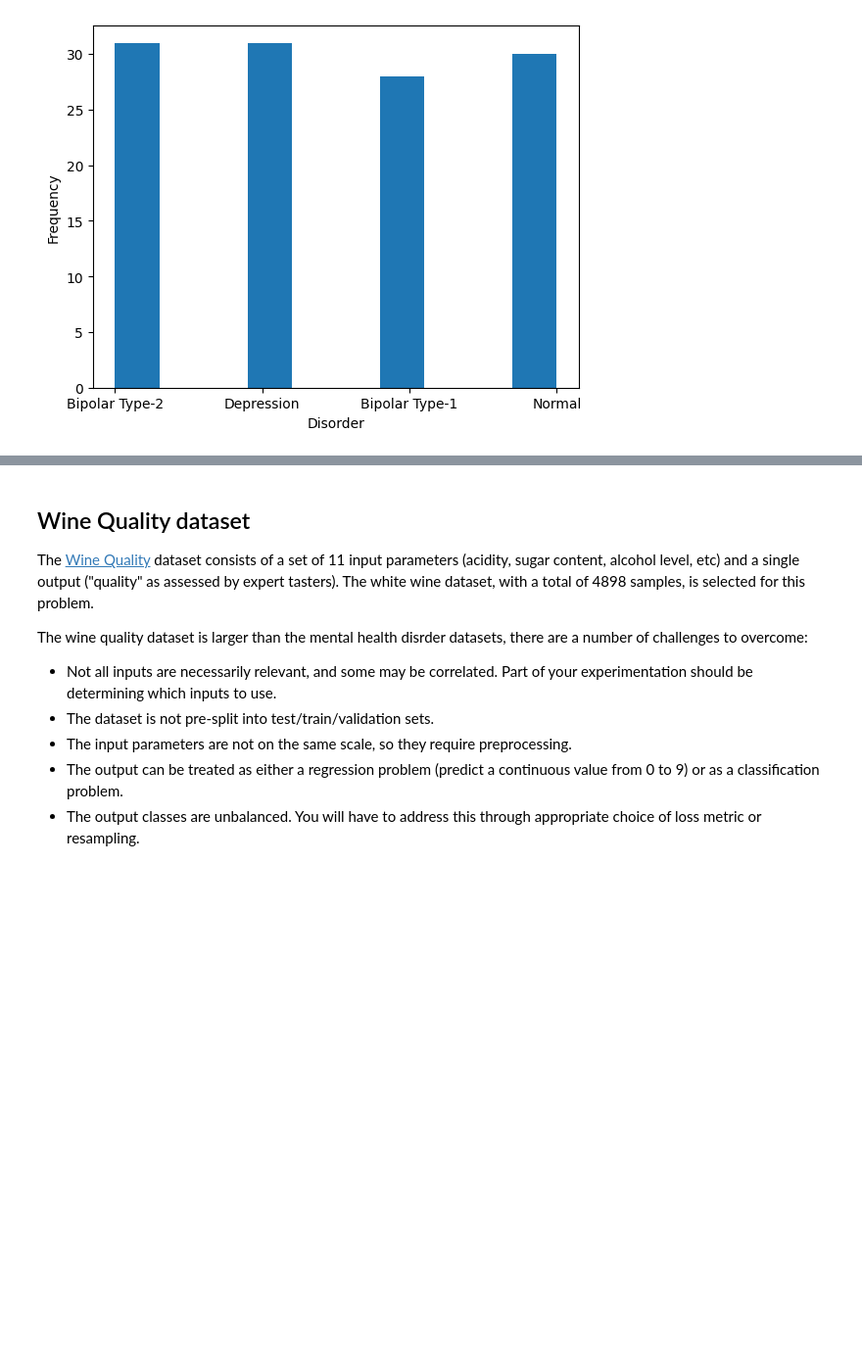
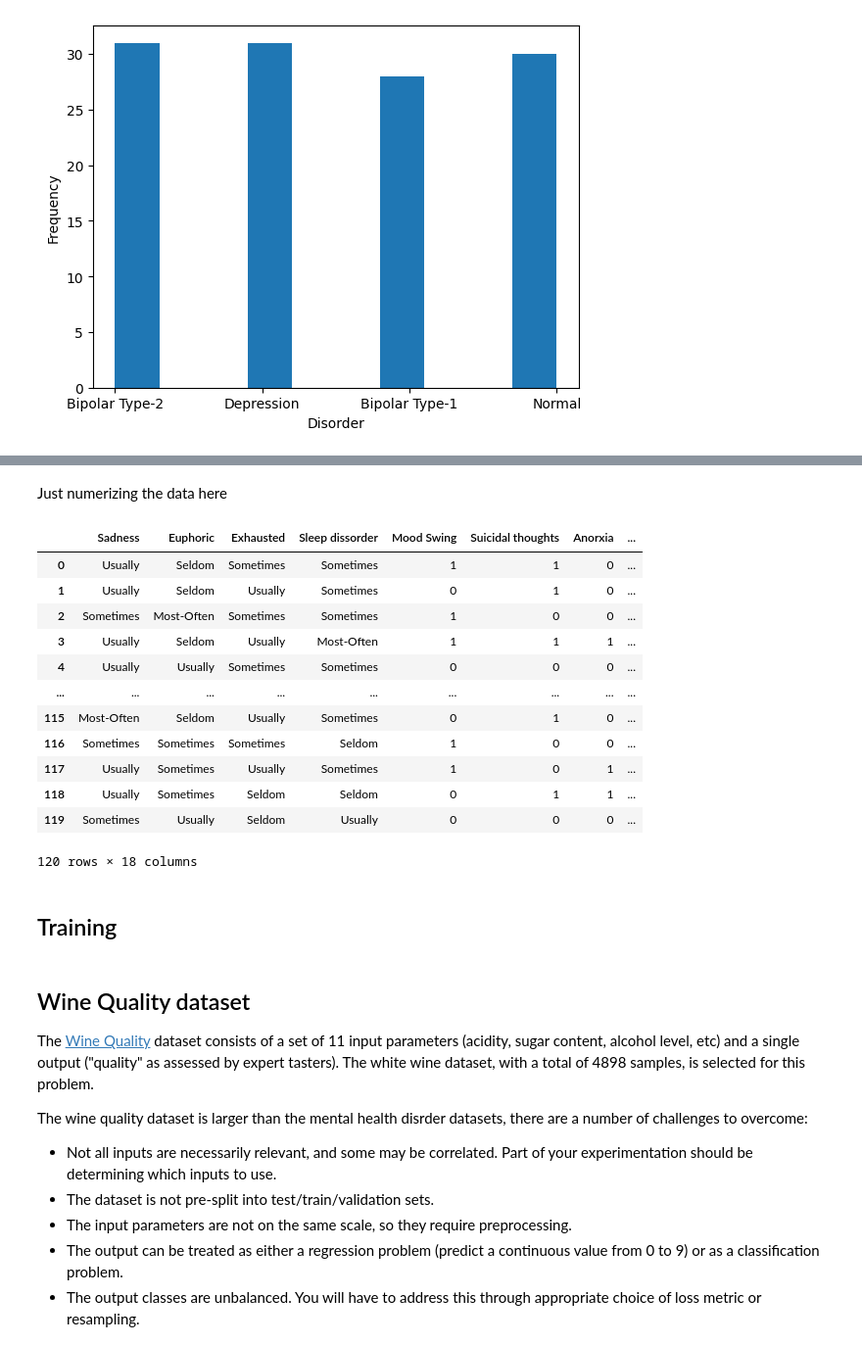
Before and after one commit to thaladikary/ml-assignment-1, a Jupyter notebook: Assignment2_Description.ipynb, the cells around one changed output, grey strips where cells are left out. Shown: that part at 98% size. Cells and saved outputs as stored; diff of their text form; code cells hidden in the pictures; blank space fills up the shorter version.

```diff
--- a/Assignment2_Description.ipynb
+++ b/Assignment2_Description.ipynb
@@ -49,3 +117,43 @@ plt.show()
+# %% [markdown]
+Just numerizing the data here
+# %%
+clean_df = dataframe.iloc[:, 14:17]
+
+
+def extract_first_value(entry):
+    return entry.split()[0]
+
+clean_df = clean_df.map(extract_first_value)
+
+dataframe.drop(columns=['Sexual Activity','Concentration','Optimisim'], inplace=True)
+
+
+dataframe = pd.concat([dataframe,clean_df],axis=1)
+
+column_to_move = dataframe['Expert Diagnose']
+
+dataframe.drop(columns=['Expert Diagnose'], inplace=True)
+
+
+dataframe['Expert Diagnose'] = column_to_move
+
+dataframe
+# %% [output]
+|  | Sadness | Euphoric | Exhausted | Sleep dissorder | Mood Swing | Suicidal thoughts | Anorxia | ... |
+| 0 | Usually | Seldom | Sometimes | Sometimes | 1 | 1 | 0 | ... |
+| 1 | Usually | Seldom | Usually | Sometimes | 0 | 1 | 0 | ... |
+| 2 | Sometimes | Most-Often | Sometimes | Sometimes | 1 | 0 | 0 | ... |
+| 3 | Usually | Seldom | Usually | Most-Often | 1 | 1 | 1 | ... |
+| 4 | Usually | Usually | Sometimes | Sometimes | 0 | 0 | 0 | ... |
+| ... | ... | ... | ... | ... | ... | ... | ... | ... |
+| 115 | Most-Often | Seldom | Usually | Sometimes | 0 | 1 | 0 | ... |
+| 116 | Sometimes | Sometimes | Sometimes | Seldom | 1 | 0 | 0 | ... |
+| 117 | Usually | Sometimes | Usually | Sometimes | 1 | 0 | 1 | ... |
+| 118 | Usually | Sometimes | Seldom | Seldom | 0 | 1 | 1 | ... |
+| 119 | Sometimes | Usually | Seldom | Usually | 0 | 0 | 0 | ... |
+120 rows × 18 columns
+# %% [markdown]
+## Training
 # %% [markdown]
 ## Wine Quality dataset
 
```
Also changed, not shown: parts of 7 cells of this notebook.
